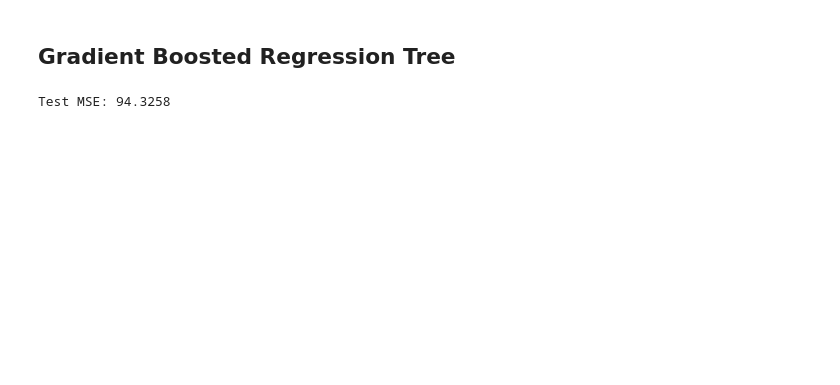
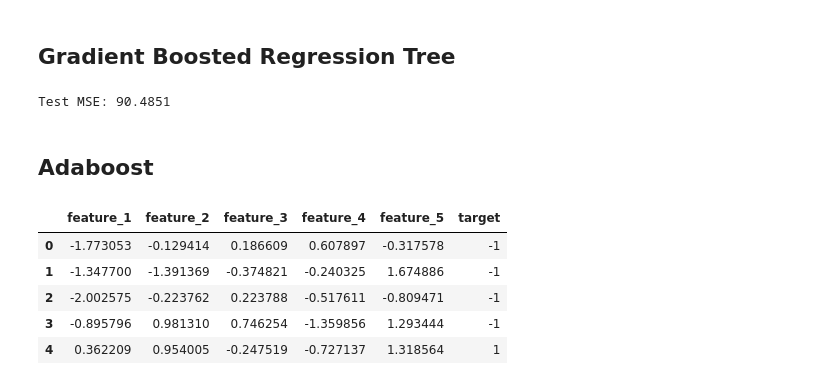
Before and after one commit to Hanifemam/pattern_recognition, a Jupyter notebook: course_implementation/trees.ipynb, the cells around one changed output. Cells and saved outputs as stored; diff of their text form; code cells hidden in the pictures; blank space fills up the shorter version.

Commit message:
adaboost added

```diff
--- a/course_implementation/trees.ipynb
+++ b/course_implementation/trees.ipynb
@@ -715,7 +714,20 @@ preds = prediction_GBRT(H, X_test_reg, learning_rate=0.1)
 from sklearn.metrics import mean_squared_error
 
 # Compute MSE
-mse = mean_squared_error(y_test_reg, preds)
+mse = mean_squared_error(y_test_reg, y_pred)
 print(f"Test MSE: {mse:.4f}")
 # %% [output]
-Test MSE: 94.3258
+Test MSE: 90.4851
+# %% [markdown]
+## Adaboost
+# %%
+data_adaboost = pd.read_csv('/Users/hanifemamgholizadeh/Desktop/patter_recognition/data/adaboost_dataset.csv')
+# %%
+data_adaboost.head()
+# %% [output]
+|  | feature_1 | feature_2 | feature_3 | feature_4 | feature_5 | target |
+| 0 | -1.773053 | -0.129414 | 0.186609 | 0.607897 | -0.317578 | -1 |
+| 1 | -1.347700 | -1.391369 | -0.374821 | -0.240325 | 1.674886 | -1 |
+| 2 | -2.002575 | -0.223762 | 0.223788 | -0.517611 | -0.809471 | -1 |
+| 3 | -0.895796 | 0.981310 | 0.746254 | -1.359856 | 1.293444 | -1 |
+| 4 | 0.362209 | 0.954005 | -0.247519 | -0.727137 | 1.318564 | 1 |
```
Also changed, not shown: parts of 10 cells of this notebook, 3 other files.
